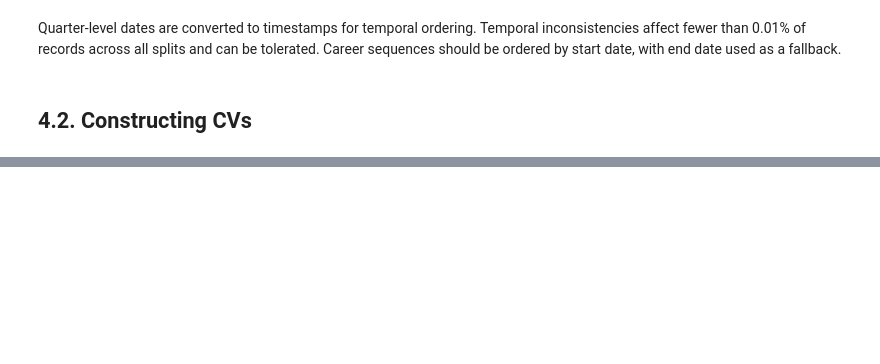
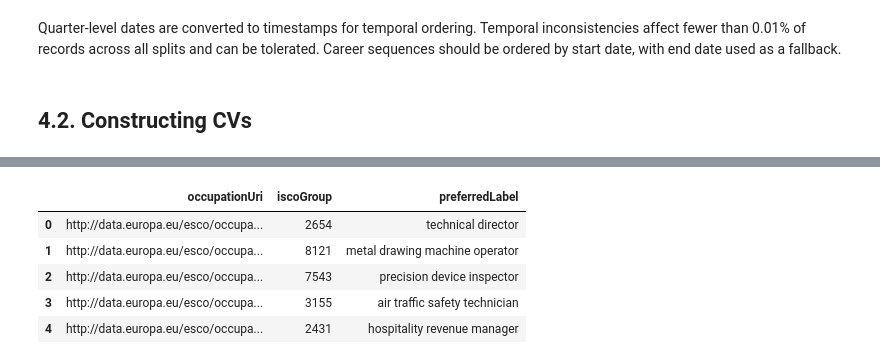
Before and after one commit to 20240693/Thesis-Career-Transitions, a Jupyter notebook: Notebooks/JobHop.ipynb, the cells around one changed output, grey strips where cells are left out. Cells and saved outputs as stored; diff of their text form; code cells hidden in the pictures; blank space fills up the shorter version.

```diff
--- a/Notebooks/JobHop.ipynb
+++ b/Notebooks/JobHop.ipynb
@@ -49,6 +50,8 @@ test_ds = ds["test"]
 train_df = train_ds.to_pandas()
 val_df = val_ds.to_pandas()
 test_df = test_ds.to_pandas()
+# %%
+jd_df = pd.read_csv("../Data/esco_job_descriptions_en.csv")
 # %% [markdown]
 <a class="anchor" id="chapter3"></a>
 
@@ -469,0 +601,9 @@ train_timelines.sample(5)[['person_id', 'occupation_codes', 'occupation_labels']
+# %%
+jd_df[["occupationUri", "iscoGroup", "preferredLabel"]].head()
+# %% [output]
+|  | occupationUri | iscoGroup | preferredLabel |
+| 0 | http://data.europa.eu/esco/occupa... | 2654 | technical director |
+| 1 | http://data.europa.eu/esco/occupa... | 8121 | metal drawing machine operator |
+| 2 | http://data.europa.eu/esco/occupa... | 7543 | precision device inspector |
+| 3 | http://data.europa.eu/esco/occupa... | 3155 | air traffic safety technician |
+| 4 | http://data.europa.eu/esco/occupa... | 2431 | hospitality revenue manager |
```
Also changed, not shown: parts of 48 cells of this notebook, 1 other file.
